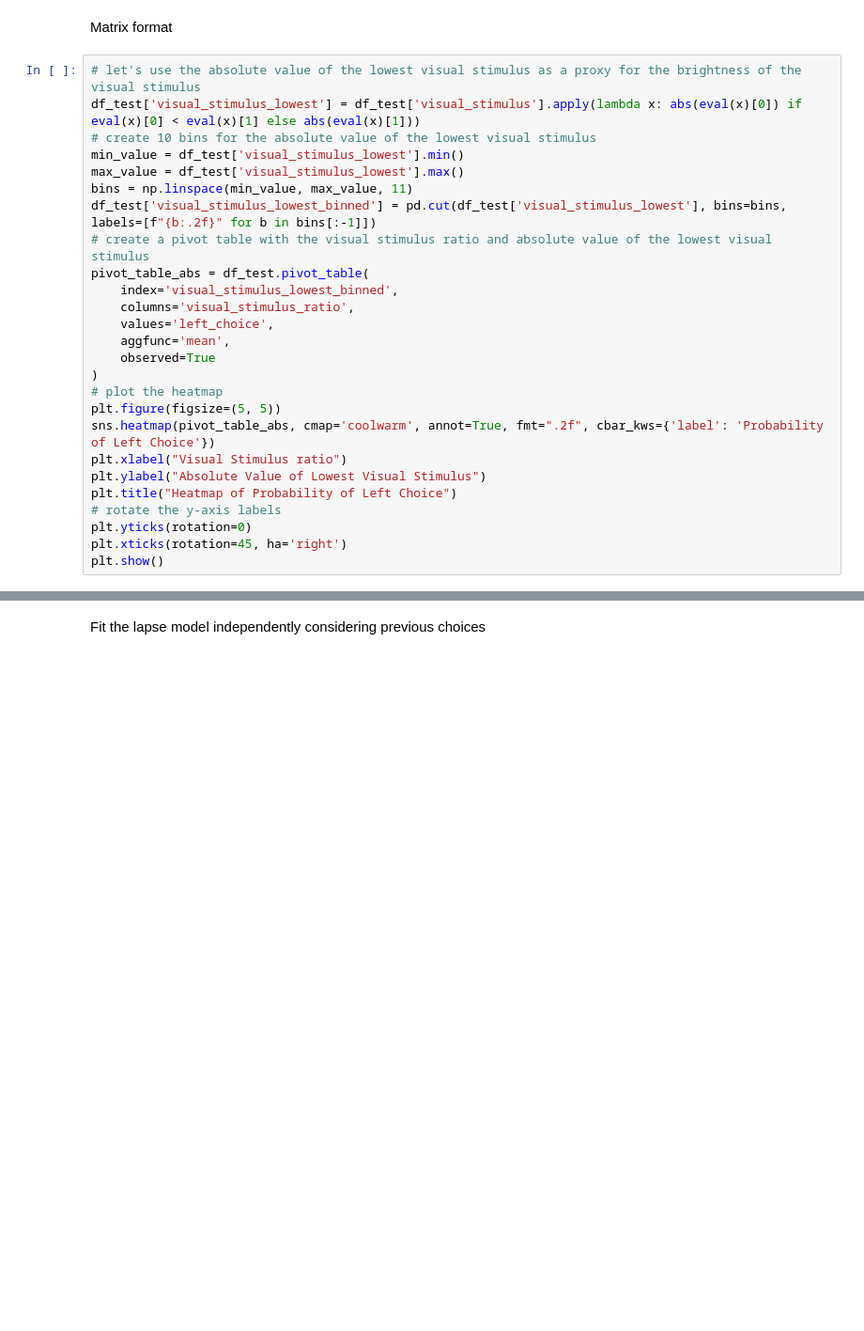
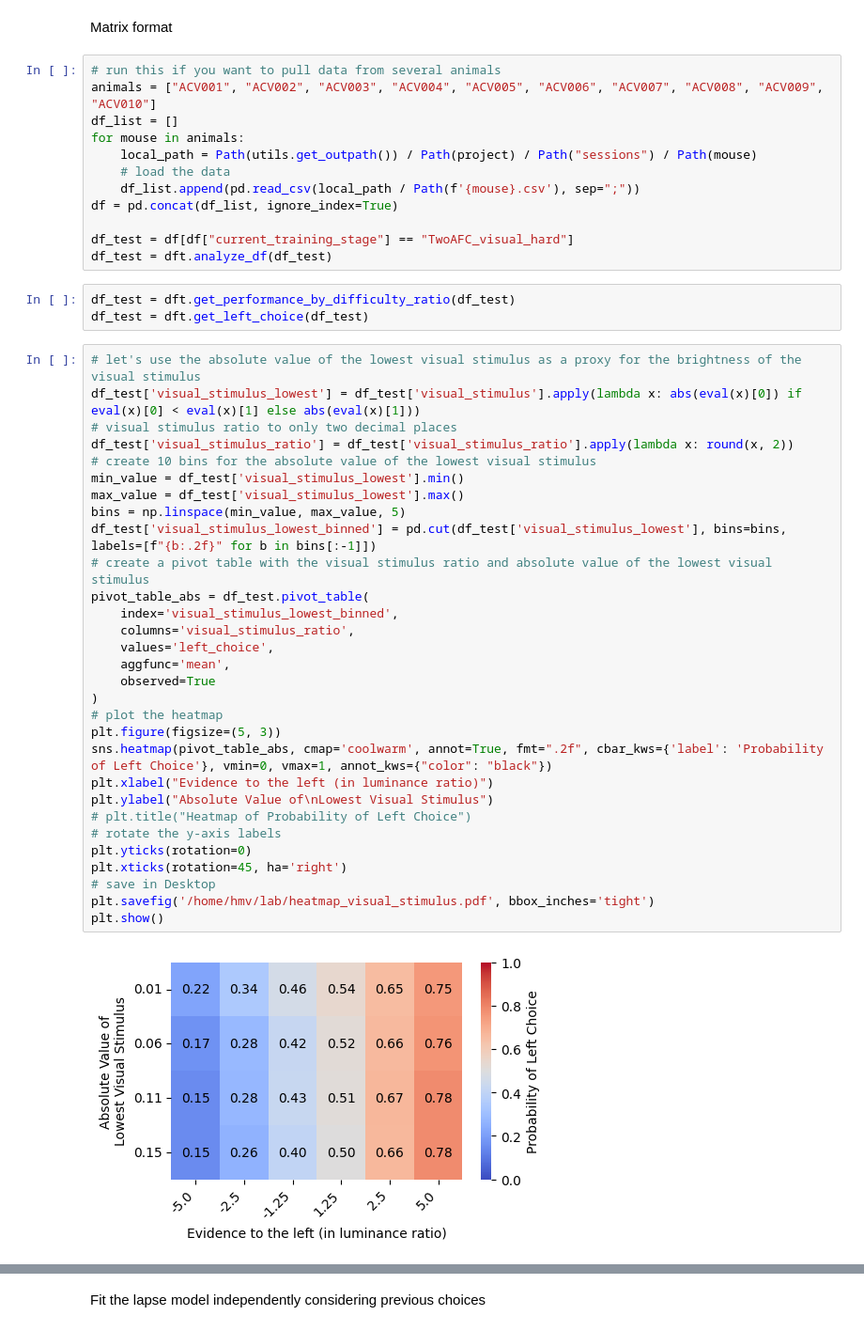
Before and after one commit to LearningCircuitsLab/lecilab-behavior-analysis, a Jupyter notebook: lecilab_behavior_analysis/task_hard_version_playground.ipynb, the cells around one changed output, grey strips where cells are left out. Shown: that part at 94% size. Saved outputs shown, nothing was run; the diff lists cells and outputs as text; blank space fills up the shorter version.

```diff
--- a/lecilab_behavior_analysis/task_hard_version_playground.ipynb
+++ b/lecilab_behavior_analysis/task_hard_version_playground.ipynb
@@ -698,29 +736,50 @@ ax[1].legend()
 ax[1].set_title("Incorrect Choice Previous")
 # %% [markdown]
 Matrix format
+# %%
+# run this if you want to pull data from several animals
+animals = ["ACV001", "ACV002", "ACV003", "ACV004", "ACV005", "ACV006", "ACV007", "ACV008", "ACV009", "ACV010"]
+df_list = []
+for mouse in animals:
+    local_path = Path(utils.get_outpath()) / Path(project) / Path("sessions") / Path(mouse)
+    # load the data
+    df_list.append(pd.read_csv(local_path / Path(f'{mouse}.csv'), sep=";"))
+df = pd.concat(df_list, ignore_index=True)
+
+df_test = df[df["current_training_stage"] == "TwoAFC_visual_hard"]
+df_test = dft.analyze_df(df_test)
+# %%
+df_test = dft.get_performance_by_difficulty_ratio(df_test)
+df_test = dft.get_left_choice(df_test)
 # %%
 # let's use the absolute value of the lowest visual stimulus as a proxy for the brightness of the visual stimulus
 df_test['visual_stimulus_lowest'] = df_test['visual_stimulus'].apply(lambda x: abs(eval(x)[0]) if eval(x)[0] < eval(x)[1] else abs(eval(x)[1]))
+# visual stimulus ratio to only two decimal places
+df_test['visual_stimulus_ratio'] = df_test['visual_stimulus_ratio'].apply(lambda x: round(x, 2))
 # create 10 bins for the absolute value of the lowest visual stimulus
 min_value = df_test['visual_stimulus_lowest'].min()
 max_value = df_test['visual_stimulus_lowest'].max()
-bins = np.linspace(min_value, max_value, 11)
+bins = np.linspace(min_value, max_value, 5)
 df_test['visual_stimulus_lowest_binned'] = pd.cut(df_test['visual_stimulus_lowest'], bins=bins, labels=[f"{b:.2f}" for b in bins[:-1]])
 # create a pivot table with the visual stimulus ratio and absolute value of the lowest visual stimulus
 pivot_table_abs = df_test.pivot_table(
     index='visual_stimulus_lowest_binned',
     columns='visual_stimulus_ratio',
     values='left_choice',
     aggfunc='mean',
     observed=True
 )
 # plot the heatmap
-plt.figure(figsize=(5, 5))
-sns.heatmap(pivot_table_abs, cmap='coolwarm', annot=True, fmt=".2f", cbar_kws={'label': 'Probability of Left Choice'})
-plt.xlabel("Visual Stimulus ratio")
-plt.ylabel("Absolute Value of Lowest Visual Stimulus")
-plt.title("Heatmap of Probability of Left Choice")
+plt.figure(figsize=(5, 3))
+sns.heatmap(pivot_table_abs, cmap='coolwarm', annot=True, fmt=".2f", cbar_kws={'label': 'Probability of Left Choice'}, vmin=0, vmax=1, annot_kws={"color": "black"})
+plt.xlabel("Evidence to the left (in luminance ratio)")
+plt.ylabel("Absolute Value of\nLowest Visual Stimulus")
+# plt.title("Heatmap of Probability of Left Choice")
 # rotate the y-axis labels
 plt.yticks(rotation=0)
 plt.xticks(rotation=45, ha='right')
+# save in Desktop
+plt.savefig('/home/hmv/lab/heatmap_visual_stimulus.pdf', bbox_inches='tight')
 plt.show()
+# %% [output]
+[figure, added]
```
Also changed, not shown: parts of 10 cells of this notebook.
